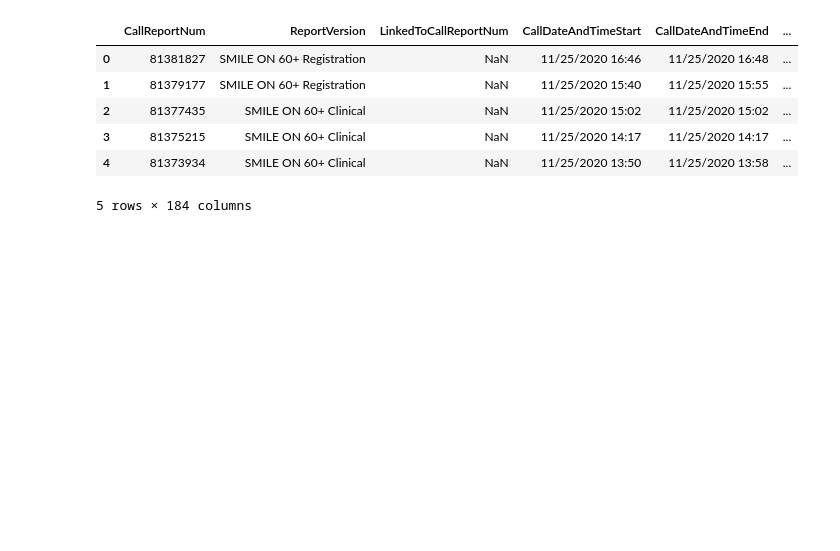
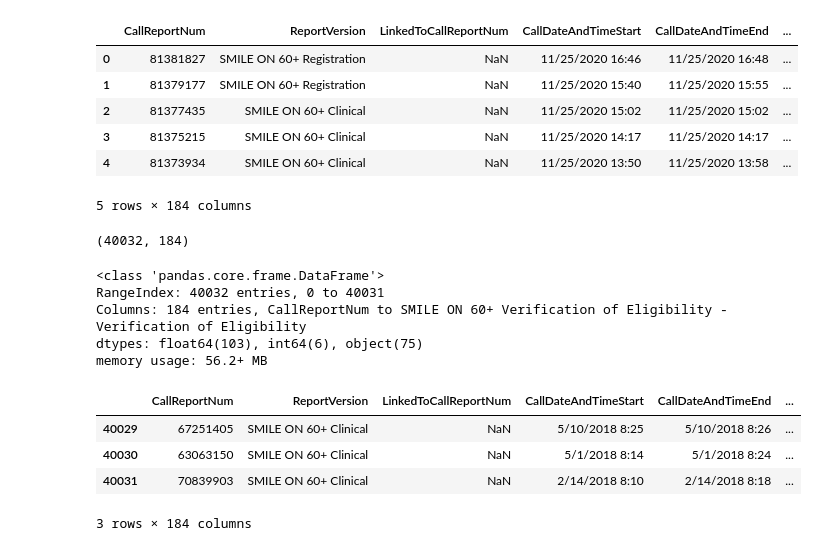
Before and after one commit to bsfcs/smile-on-ironman, a Jupyter notebook: Smile_On_Project.ipynb, the cells around one changed output. Drawn from its saved outputs; the diff is of its cells as text; code cells hidden in the pictures; blank space fills up the shorter version.

```diff
--- a/Smile_On_Project.ipynb
+++ b/Smile_On_Project.ipynb
@@ -13,3 +16,24 @@ smile.head()
 | 3 | 81375215 | SMILE ON 60+ Clinical | NaN | 11/25/2020 14:17 | 11/25/2020 14:17 | ... |
 | 4 | 81373934 | SMILE ON 60+ Clinical | NaN | 11/25/2020 13:50 | 11/25/2020 13:58 | ... |
 5 rows × 184 columns
+# %%
+smile.shape
+# %% [output]
+(40032, 184)
+# %%
+
+smile.info()
+# %% [output]
+<class 'pandas.core.frame.DataFrame'>
+RangeIndex: 40032 entries, 0 to 40031
+Columns: 184 entries, CallReportNum to SMILE ON 60+ Verification of Eligibility - Verification of Eligibility
+dtypes: float64(103), int64(6), object(75)
+memory usage: 56.2+ MB
+# %%
+smile.tail(3)
+# %% [output]
+|  | CallReportNum | ReportVersion | LinkedToCallReportNum | CallDateAndTimeStart | CallDateAndTimeEnd | ... |
+| 40029 | 67251405 | SMILE ON 60+ Clinical | NaN | 5/10/2018 8:25 | 5/10/2018 8:26 | ... |
+| 40030 | 63063150 | SMILE ON 60+ Clinical | NaN | 5/1/2018 8:14 | 5/1/2018 8:24 | ... |
+| 40031 | 70839903 | SMILE ON 60+ Clinical | NaN | 2/14/2018 8:10 | 2/14/2018 8:18 | ... |
+3 rows × 184 columns
```
Also changed, not shown: parts of 9 cells of this notebook.
